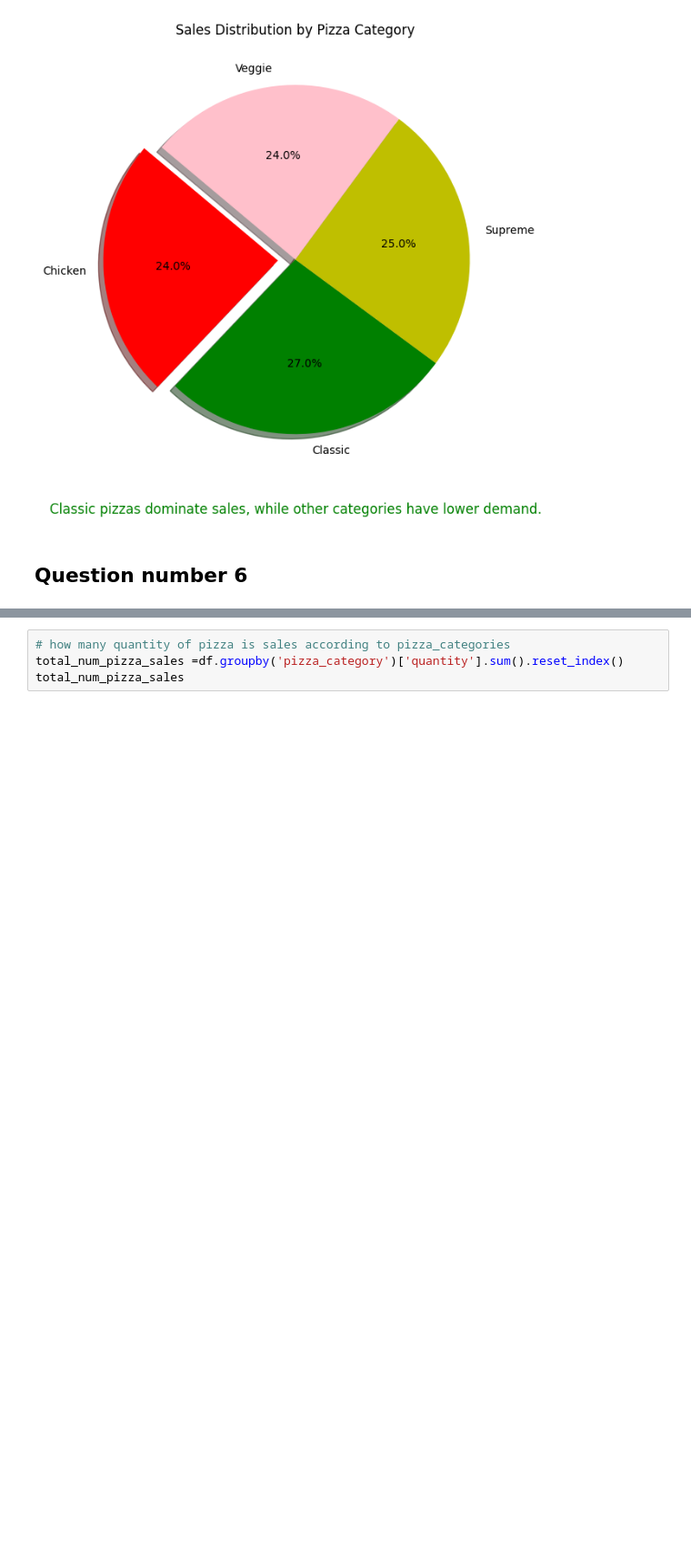
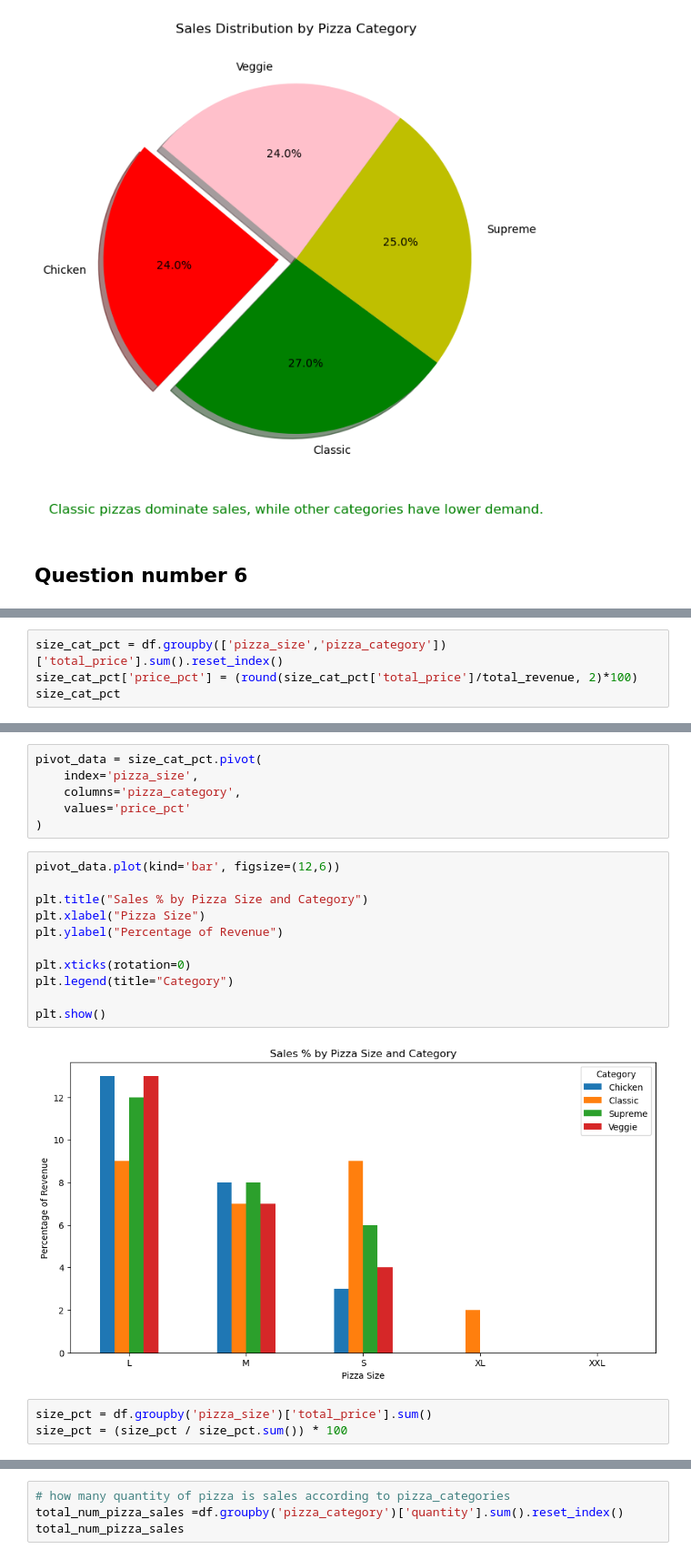
Before and after one commit to pinkimahato9814-afk/Pizza_sales_analysis, a Jupyter notebook: pizza_sales_analysis.ipynb, the cells around one changed output, grey strips where cells are left out. Shown at 91% size. Saved outputs shown, nothing was run; the diff lists cells and outputs as text; blank space fills up the shorter version.

```diff
--- a/pizza_sales_analysis.ipynb
+++ b/pizza_sales_analysis.ipynb
@@ -360,0 +366,4 @@ pizza_sold_cat
+# %%
+size_cat_pct = df.groupby(['pizza_size','pizza_category'])['total_price'].sum().reset_index()
+size_cat_pct['price_pct'] = (round(size_cat_pct['total_price']/total_revenue, 2)*100)
+size_cat_pct
@@ -360,0 +386,22 @@ pizza_sold_cat
+# %%
+pivot_data = size_cat_pct.pivot(
+    index='pizza_size',
+    columns='pizza_category',
+    values='price_pct'
+)
+# %%
+pivot_data.plot(kind='bar', figsize=(12,6))
+
+plt.title("Sales % by Pizza Size and Category")
+plt.xlabel("Pizza Size")
+plt.ylabel("Percentage of Revenue")
+
+plt.xticks(rotation=0)
+plt.legend(title="Category")
+
+plt.show()
+# %% [output]
+[figure, added]
+# %%
+size_pct = df.groupby('pizza_size')['total_price'].sum()
+size_pct = (size_pct / size_pct.sum()) * 100
```
Also changed, not shown: parts of 28 cells of this notebook, 6 other files.
